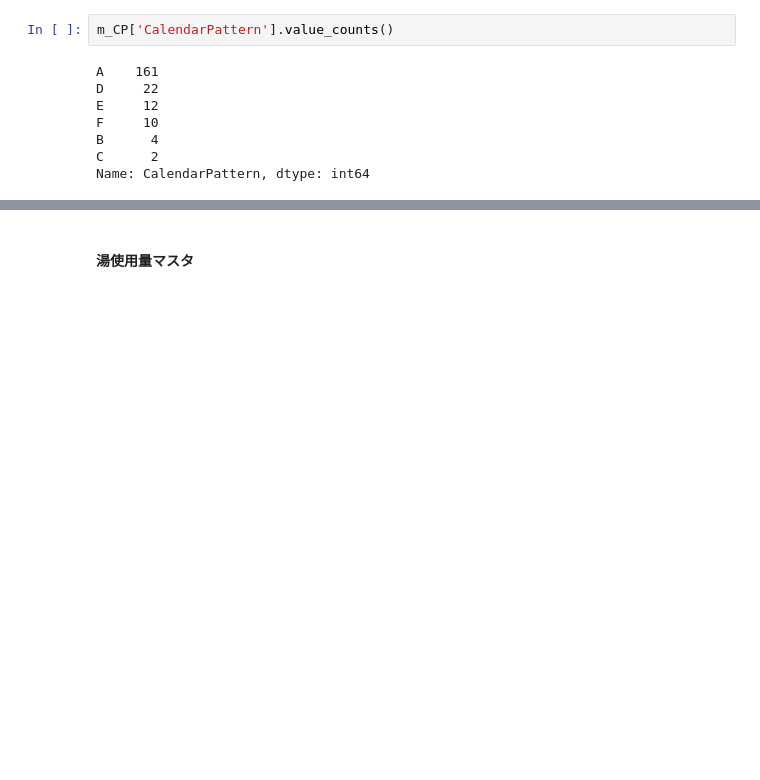
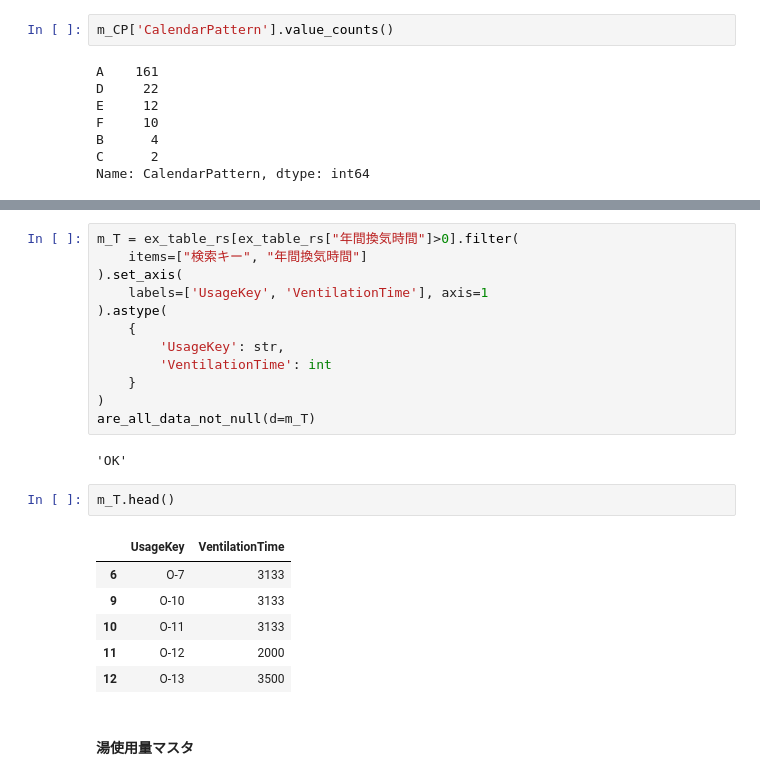
Before and after one commit to BRI-EES-House/building, a Jupyter notebook: reorganize_data_table/make_master_tables.ipynb, the cells around one changed output, grey strips where cells are left out. Cells and saved outputs as stored; diff of their text form; blank space fills up the shorter version.

Commit message:
master table の操作を変更する

```diff
--- a/reorganize_data_table/make_master_tables.ipynb
+++ b/reorganize_data_table/make_master_tables.ipynb
@@ -168,3 +179,26 @@ Name: CalendarPattern, dtype: int64
+# %%
+m_T = ex_table_rs[ex_table_rs["年間換気時間"]>0].filter(
+    items=["検索キー", "年間換気時間"]
+).set_axis(
+    labels=['UsageKey', 'VentilationTime'], axis=1
+).astype(
+    {
+        'UsageKey': str,
+        'VentilationTime': int
+    }
+)
+are_all_data_not_null(d=m_T)
+# %% [output]
+'OK'
+# %%
+m_T.head()
+# %% [output]
+|  | UsageKey | VentilationTime |
+| 6 | O-7 | 3133 |
+| 9 | O-10 | 3133 |
+| 10 | O-11 | 3133 |
+| 11 | O-12 | 2000 |
+| 12 | O-13 | 3500 |
 # %% [markdown]
 #### 湯使用量マスタ
 # %%
```
Also changed, not shown: parts of 5 cells of this notebook, 8 other files.
